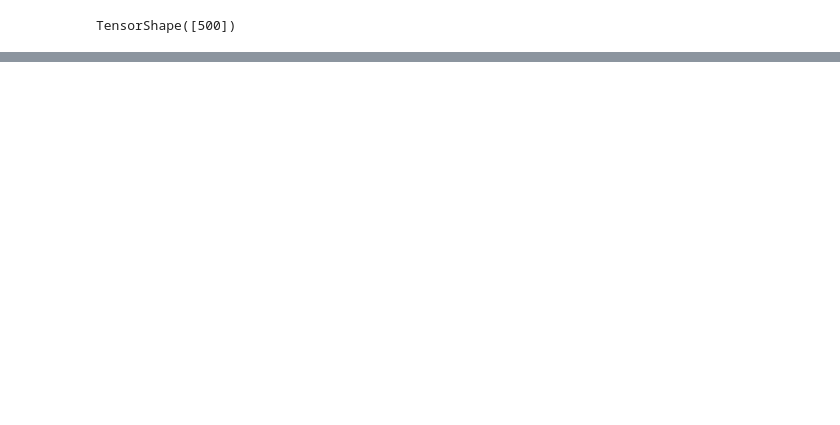
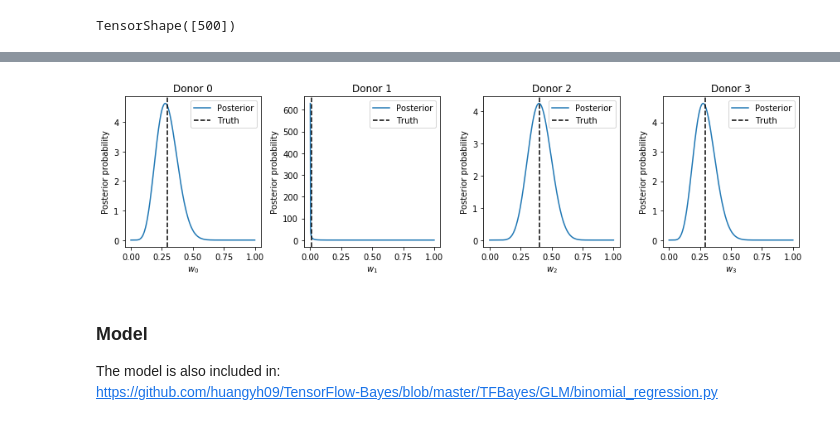
Before and after one commit to Rongtingting/TensorFlow-Bayes, a Jupyter notebook: examples/BinomRegression_VB.ipynb, the cells around one changed output, grey strips where cells are left out. Cells and saved outputs as stored; diff of their text form; code cells hidden in the pictures; blank space fills up the shorter version.

```diff
--- a/examples/BinomRegression_VB.ipynb
+++ b/examples/BinomRegression_VB.ipynb
@@ -155,0 +109,25 @@ array([406378.94, 400950.16, 395899.38, 391505.9 , 387664.3 , 384210.62,
+# %%
+fig = plt.figure(figsize=(12, 3.5))
+v = np.linspace(0.0001, 0.9999, 400)
+
+for i in range(K):
+    _md = tfd.Beta(tf.math.exp(model.w_size[i]),
+                   tf.reduce_sum(tf.math.exp(model.w_size)) - tf.math.exp(model.w_size[i]))
+    _pb = _md.prob(v)
+
+    plt.subplot(1, K, i+1)
+    plt.plot(v, _pb, label="Posterior")
+    plt.axvline(x=w_true[i], linestyle='--', color='k', label="Truth")
+    plt.title('Donor %d' %(i))
+    plt.xlabel('$w_%d$' %(i))
+    plt.ylabel("Posterior probability")
+    plt.legend(loc=1)
+
+plt.tight_layout()
+plt.show()
+# %% [output]
+[figure, added]
+# %% [markdown]
+### Model
+The model is also included in: \
+https://github.com/huangyh09/TensorFlow-Bayes/blob/master/TFBayes/GLM/binomial_regression.py
```
Also changed, not shown: parts of 18 cells of this notebook, 5 other files.
